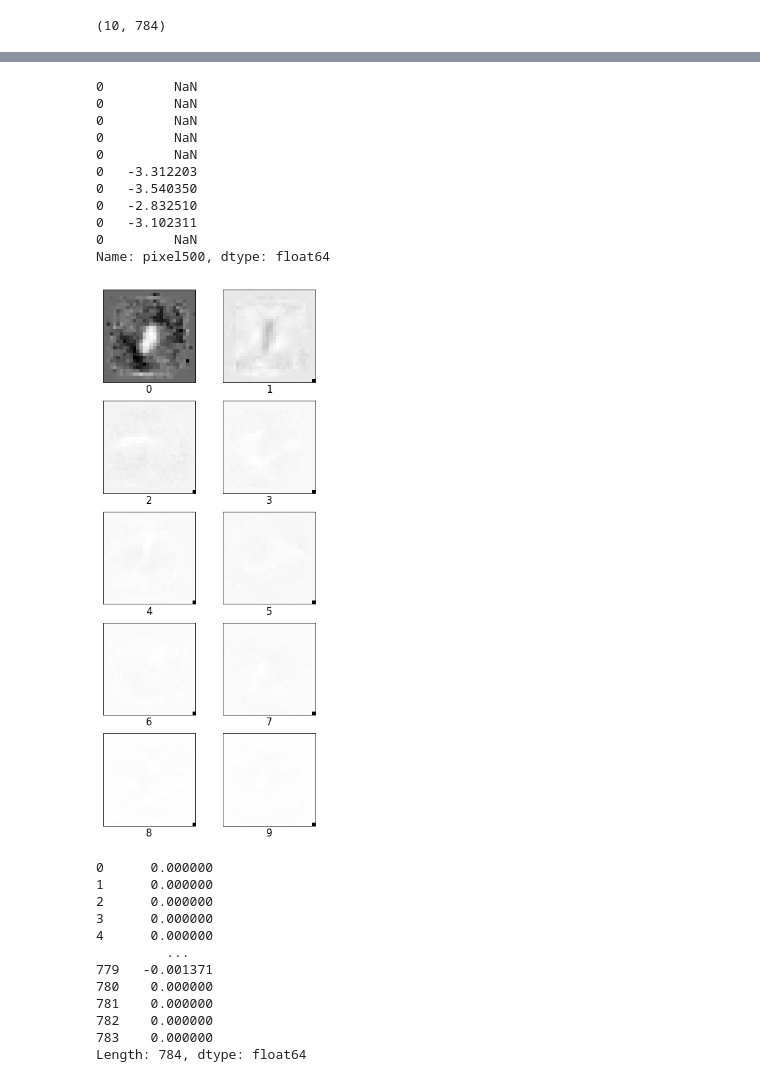
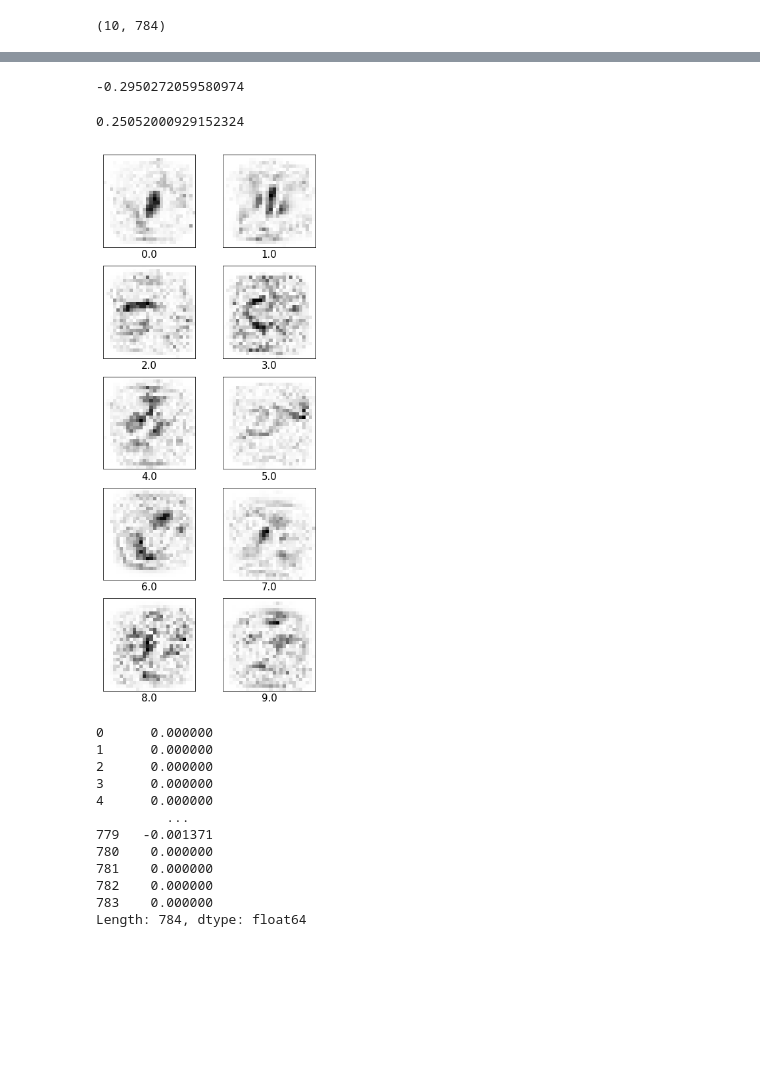
Before and after one commit to kaustubhkk47/KaggleProjects, a Jupyter notebook: DigitRecognizer/LogisticRegression.ipynb, the cells around one changed output, grey strips where cells are left out. Saved outputs shown, nothing was run; the diff lists cells and outputs as text; code cells hidden in the pictures; blank space fills up the shorter version.

```diff
--- a/DigitRecognizer/LogisticRegression.ipynb
+++ b/DigitRecognizer/LogisticRegression.ipynb
@@ -214,22 +204,16 @@ Name: pixel500, dtype: float64
-# %%
-np.log(coefficients_df.pixel500)
-# %% [output]
-0         NaN
-0         NaN
-0         NaN
-0         NaN
-0         NaN
-0   -3.312203
-0   -3.540350
-0   -2.832510
-0   -3.102311
-0         NaN
-Name: pixel500, dtype: float64
+# %%
+coefficients_df.iloc[:,0:-1].min().min()
+# %% [output]
+-0.2950272059580974
+# %%
+coefficients_df.iloc[:,0:-1].max().max()
+# %% [output]
+0.25052000929152324
 # %%
-plot_image_grid(coefficients_df, pixel_columns = coefficients_df.columns[1:], label_column = 'class',
+plot_image_grid(coefficients_df.abs(), pixel_columns = coefficients_df.columns[0:-1], label_column = 'class',
                figsize = (6,15), rows = 5, columns = 2)
 # %% [output]
-[figure, old version]
+[figure, new version]
 # %%
 pd.Series(lr_model.coef_[0])
 # %% [output]
```
Also changed, not shown: parts of 16 cells of this notebook, 1 other file.
